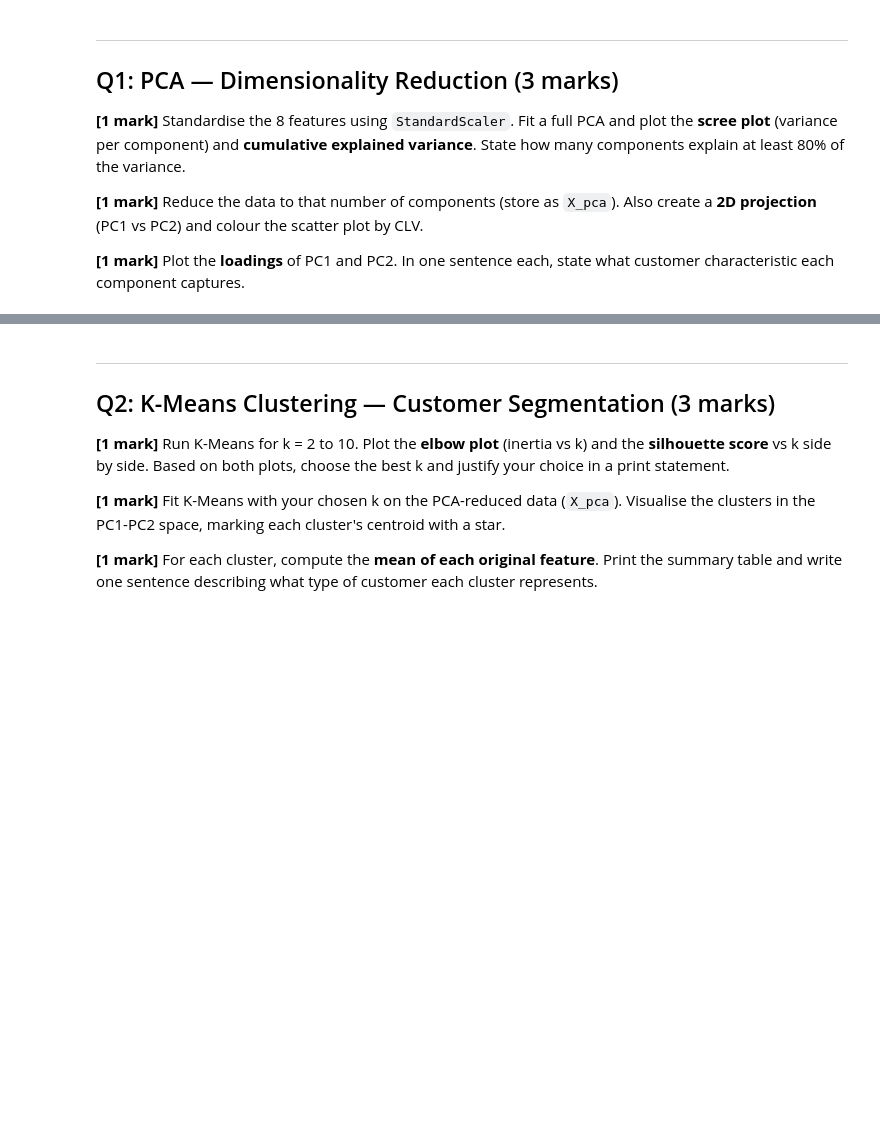
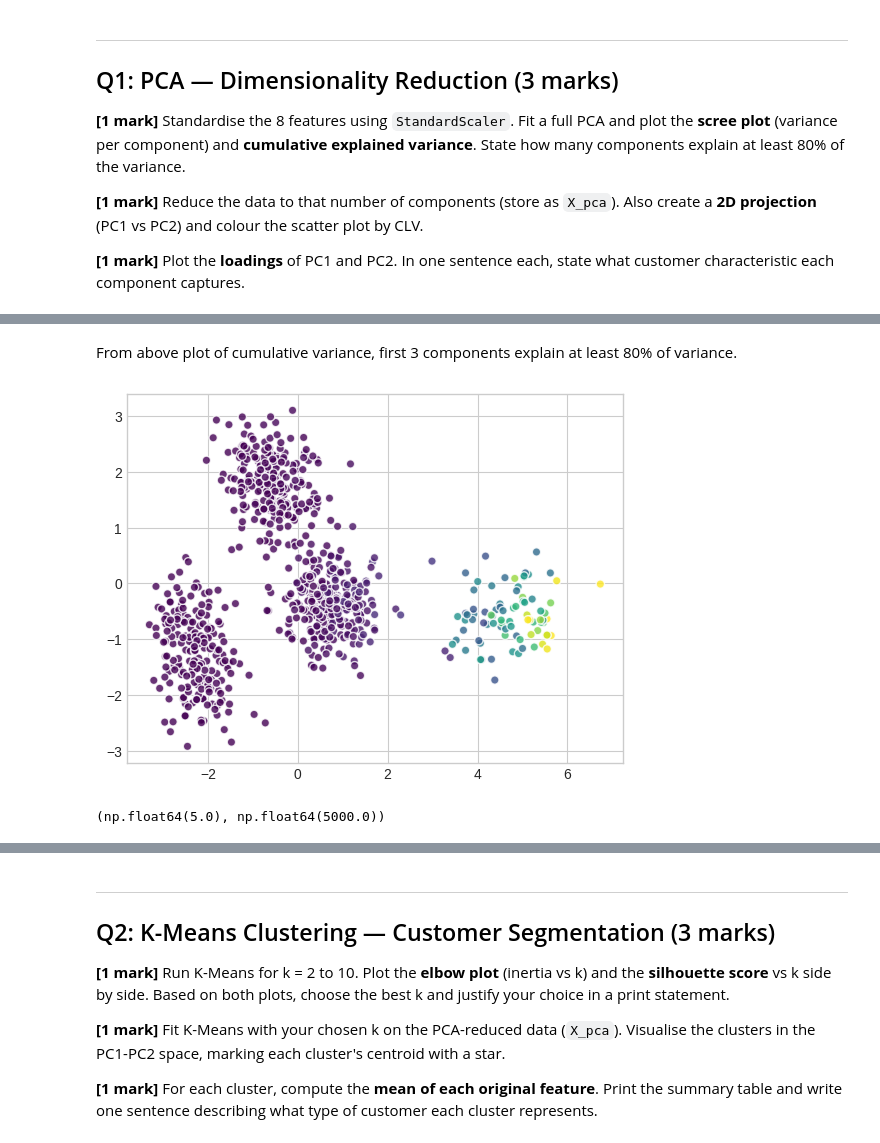
Before and after one commit to sohang3112/iit-madras-web-mtech-ai, a Jupyter notebook: trimester2/DA5401W_DataAnalyticsLab/assignments/Assignment1/Assignment 1 - Customer Lifetime Value Prediction.ipynb, the cells around one changed output, grey strips where cells are left out. Drawn from its saved outputs; the diff is of its cells as text; code cells hidden in the pictures; blank space fills up the shorter version.

```diff
--- a/trimester2/DA5401W_DataAnalyticsLab/assignments/Assignment1/Assignment 1 - Customer Lifetime Value Prediction.ipynb
+++ b/trimester2/DA5401W_DataAnalyticsLab/assignments/Assignment1/Assignment 1 - Customer Lifetime Value Prediction.ipynb
@@ -81,3 +105,14 @@ df[features + ['clv_gbp']].describe().round(2)
+# %% [markdown]
+From above plot of cumulative variance, first 3 components explain at least 80% of variance.
 # %%
 # Q1 Part 2: Reduce to n_components (store as X_pca)
 # Also create 2D projection (store as X_pca_2d) and scatter plot coloured by CLV
+X_pca = PCA(n_components=3).fit_transform(X_scaled)
+pca_2d = PCA(n_components=2).fit(X_scaled)
+X_pca_2d = pca_2d.transform(X_scaled)
+#kmeans = KMeans(n_clusters=3, random_state=42).fit(X_pca_2d)
+#colors = ['red', 'green', 'blue']
+plt.scatter(X_pca_2d[:,0], X_pca_2d[:,1], c=y, cmap='viridis', edgecolors='w', alpha=0.8)  #[colors[i] for i in kmeans.labels_])   # TODO: fix plot colors
+plt.show()
+# %% [output]
+[figure, added]
@@ -86,0 +119,4 @@ df[features + ['clv_gbp']].describe().round(2)
+# %%
+y.min(), y.max()
+# %% [output]
+(np.float64(5.0), np.float64(5000.0))
```
Also changed, not shown: parts of 20 cells of this notebook, 10 other files.
